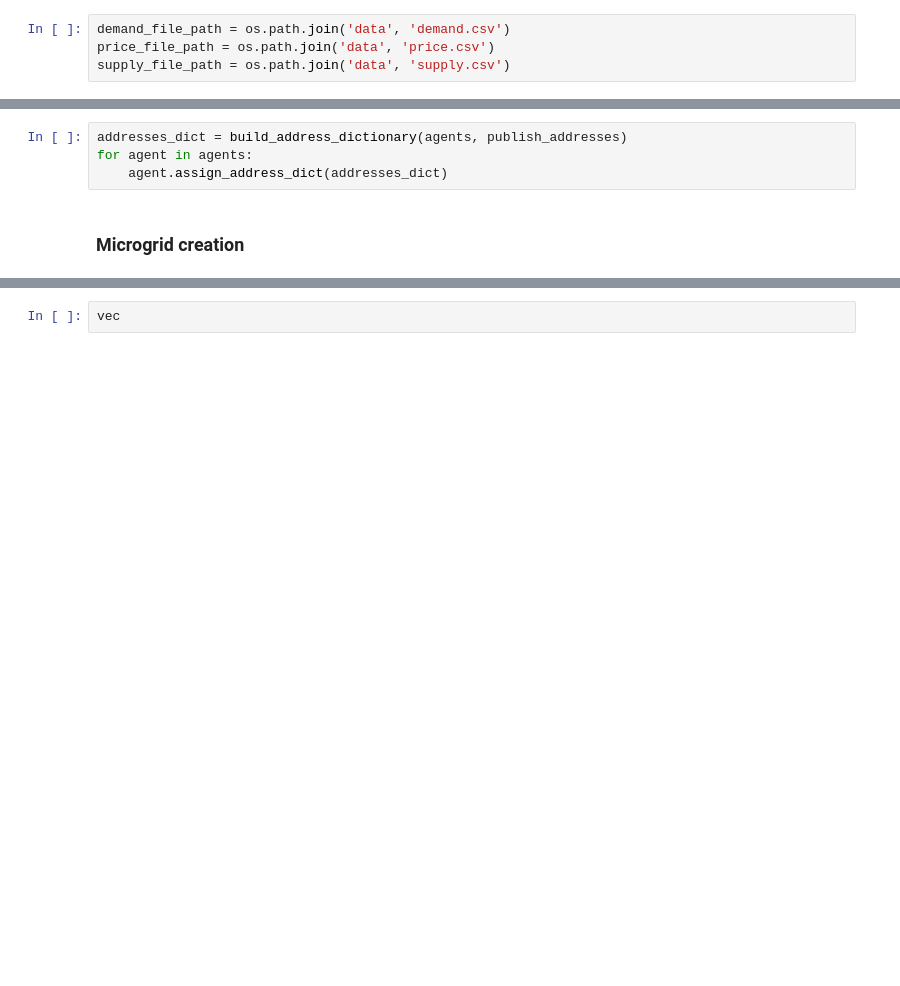
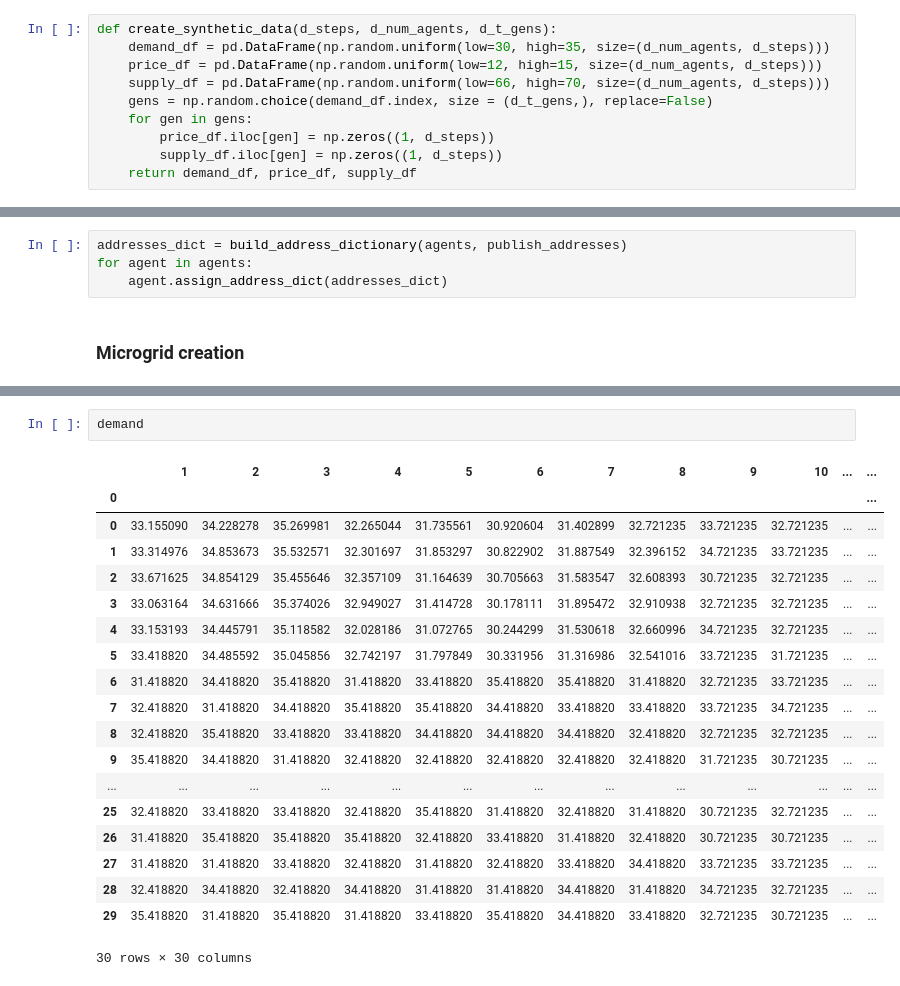
Before and after one commit to JuanDavidG1997/microgridDLT, a Jupyter notebook: organized_tests.ipynb, the cells around one changed output, grey strips where cells are left out. Saved outputs shown, nothing was run; the diff lists cells and outputs as text; blank space fills up the shorter version.

```diff
--- a/organized_tests.ipynb
+++ b/organized_tests.ipynb
@@ -13,9 +14,15 @@ import pprint
 # %% [markdown]
 ### General parameters
 # %%
-demand_file_path = os.path.join('data', 'demand.csv')
-price_file_path = os.path.join('data', 'price.csv')
-supply_file_path = os.path.join('data', 'supply.csv')
+def create_synthetic_data(d_steps, d_num_agents, d_t_gens):
+    demand_df = pd.DataFrame(np.random.uniform(low=30, high=35, size=(d_num_agents, d_steps)))
+    price_df = pd.DataFrame(np.random.uniform(low=12, high=15, size=(d_num_agents, d_steps)))
+    supply_df = pd.DataFrame(np.random.uniform(low=66, high=70, size=(d_num_agents, d_steps)))
+    gens = np.random.choice(demand_df.index, size = (d_t_gens,), replace=False)
+    for gen in gens:
+        price_df.iloc[gen] = np.zeros((1, d_steps))
+        supply_df.iloc[gen] = np.zeros((1, d_steps))
+    return demand_df, price_df, supply_df
 # %% [markdown]
 ### IOTA seed creation
 # %%
@@ -443,2 +460,22 @@ IndexError: list index out of range
 # %%
-vec
+demand
+# %% [output]
+|  | 1 | 2 | 3 | 4 | 5 | 6 | 7 | 8 | 9 | 10 | ... | ... |
+| 0 |  |  |  |  |  |  |  |  |  |  |  | ... |
+| 0 | 33.155090 | 34.228278 | 35.269981 | 32.265044 | 31.735561 | 30.920604 | 31.402899 | 32.721235 | 33.721235 | 32.721235 | ... | ... |
+| 1 | 33.314976 | 34.853673 | 35.532571 | 32.301697 | 31.853297 | 30.822902 | 31.887549 | 32.396152 | 34.721235 | 33.721235 | ... | ... |
+| 2 | 33.671625 | 34.854129 | 35.455646 | 32.357109 | 31.164639 | 30.705663 | 31.583547 | 32.608393 | 30.721235 | 32.721235 | ... | ... |
+| 3 | 33.063164 | 34.631666 | 35.374026 | 32.949027 | 31.414728 | 30.178111 | 31.895472 | 32.910938 | 32.721235 | 32.721235 | ... | ... |
+| 4 | 33.153193 | 34.445791 | 35.118582 | 32.028186 | 31.072765 | 30.244299 | 31.530618 | 32.660996 | 34.721235 | 32.721235 | ... | ... |
+| 5 | 33.418820 | 34.485592 | 35.045856 | 32.742197 | 31.797849 | 30.331956 | 31.316986 | 32.541016 | 33.721235 | 31.721235 | ... | ... |
+| 6 | 31.418820 | 34.418820 | 35.418820 | 31.418820 | 33.418820 | 35.418820 | 35.418820 | 31.418820 | 32.721235 | 33.721235 | ... | ... |
+| 7 | 32.418820 | 31.418820 | 34.418820 | 35.418820 | 35.418820 | 34.418820 | 33.418820 | 33.418820 | 33.721235 | 34.721235 | ... | ... |
+| 8 | 32.418820 | 35.418820 | 33.418820 | 33.418820 | 34.418820 | 34.418820 | 34.418820 | 32.418820 | 32.721235 | 32.721235 | ... | ... |
+| 9 | 35.418820 | 34.418820 | 31.418820 | 32.418820 | 32.418820 | 32.418820 | 32.418820 | 32.418820 | 31.721235 | 30.721235 | ... | ... |
+| ... | ... | ... | ... | ... | ... | ... | ... | ... | ... | ... | ... | ... |
+| 25 | 32.418820 | 33.418820 | 33.418820 | 32.418820 | 35.418820 | 31.418820 | 32.418820 | 31.418820 | 30.721235 | 32.721235 | ... | ... |
+| 26 | 31.418820 | 35.418820 | 35.418820 | 35.418820 | 32.418820 | 33.418820 | 31.418820 | 32.418820 | 30.721235 | 30.721235 | ... | ... |
+| 27 | 31.418820 | 31.418820 | 33.418820 | 32.418820 | 31.418820 | 32.418820 | 33.418820 | 34.418820 | 33.721235 | 33.721235 | ... | ... |
+| 28 | 32.418820 | 34.418820 | 32.418820 | 34.418820 | 31.418820 | 31.418820 | 34.418820 | 31.418820 | 34.721235 | 32.721235 | ... | ... |
+| 29 | 35.418820 | 31.418820 | 35.418820 | 31.418820 | 33.418820 | 35.418820 | 34.418820 | 33.418820 | 32.721235 | 30.721235 | ... | ... |
+30 rows × 30 columns
```
Also changed, not shown: parts of 14 cells of this notebook, 27 other files.
